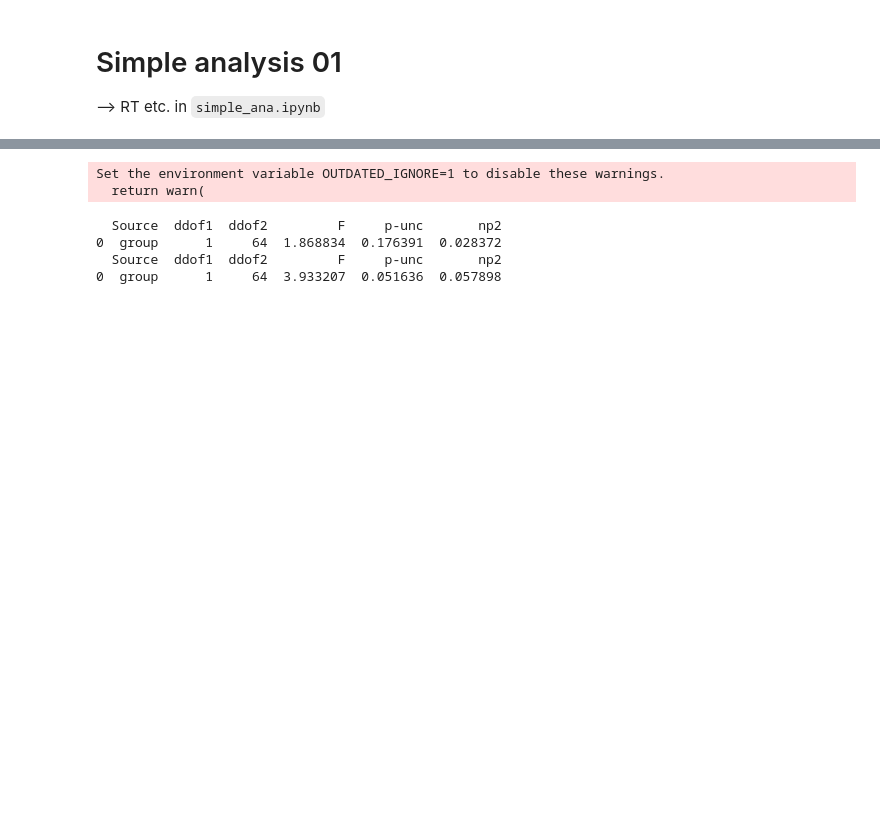
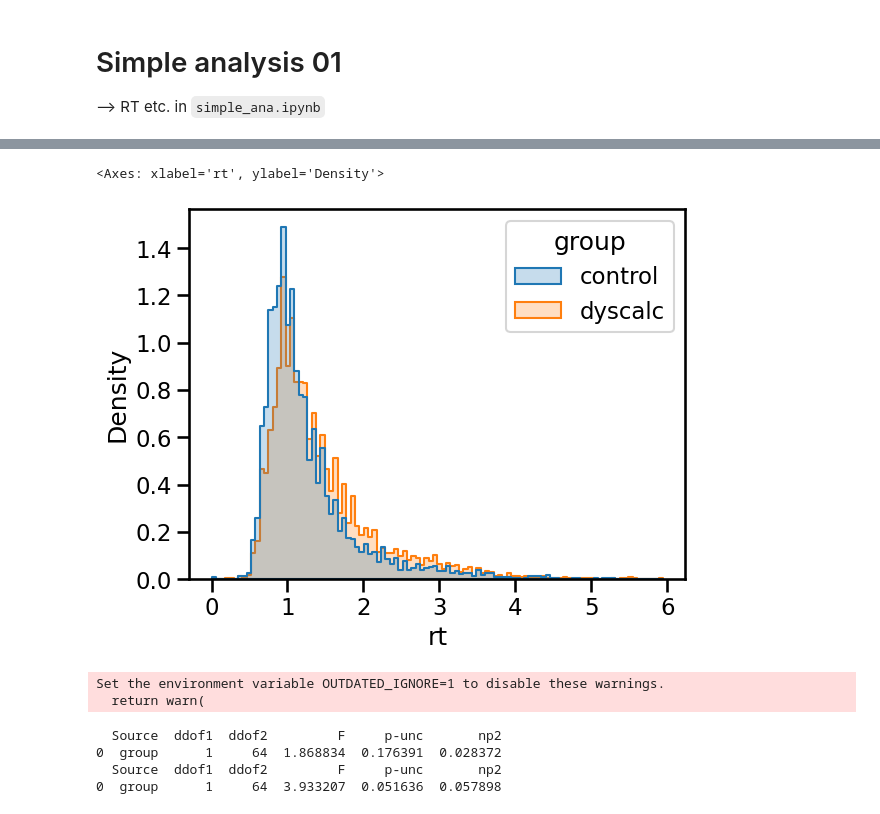
Before and after one commit to mrenke/numrisk, a Jupyter notebook: numrisk/behavior_magjudge/raw_behavior_magjudge.ipynb, the cells around one changed output, grey strips where cells are left out. Drawn from its saved outputs; the diff is of its cells as text; code cells hidden in the pictures; blank space fills up the shorter version.

```diff
--- a/numrisk/behavior_magjudge/raw_behavior_magjudge.ipynb
+++ b/numrisk/behavior_magjudge/raw_behavior_magjudge.ipynb
@@ -36,3 +42,8 @@ Int64Index([ 1,  2,  3,  4,  5,  6,  7,  8,  9, 10, 11, 12, 13, 14, 15, 16, 17,
+# %%
+sns.histplot(data=df, x='rt', hue='group', element='step', stat='density', common_norm=False)
+# %% [output]
+<Axes: xlabel='rt', ylabel='Density'>
+[figure, added]
 # %%
 import pingouin as pg
 
```
Also changed, not shown: parts of 2 cells of this notebook, 2 other files.
